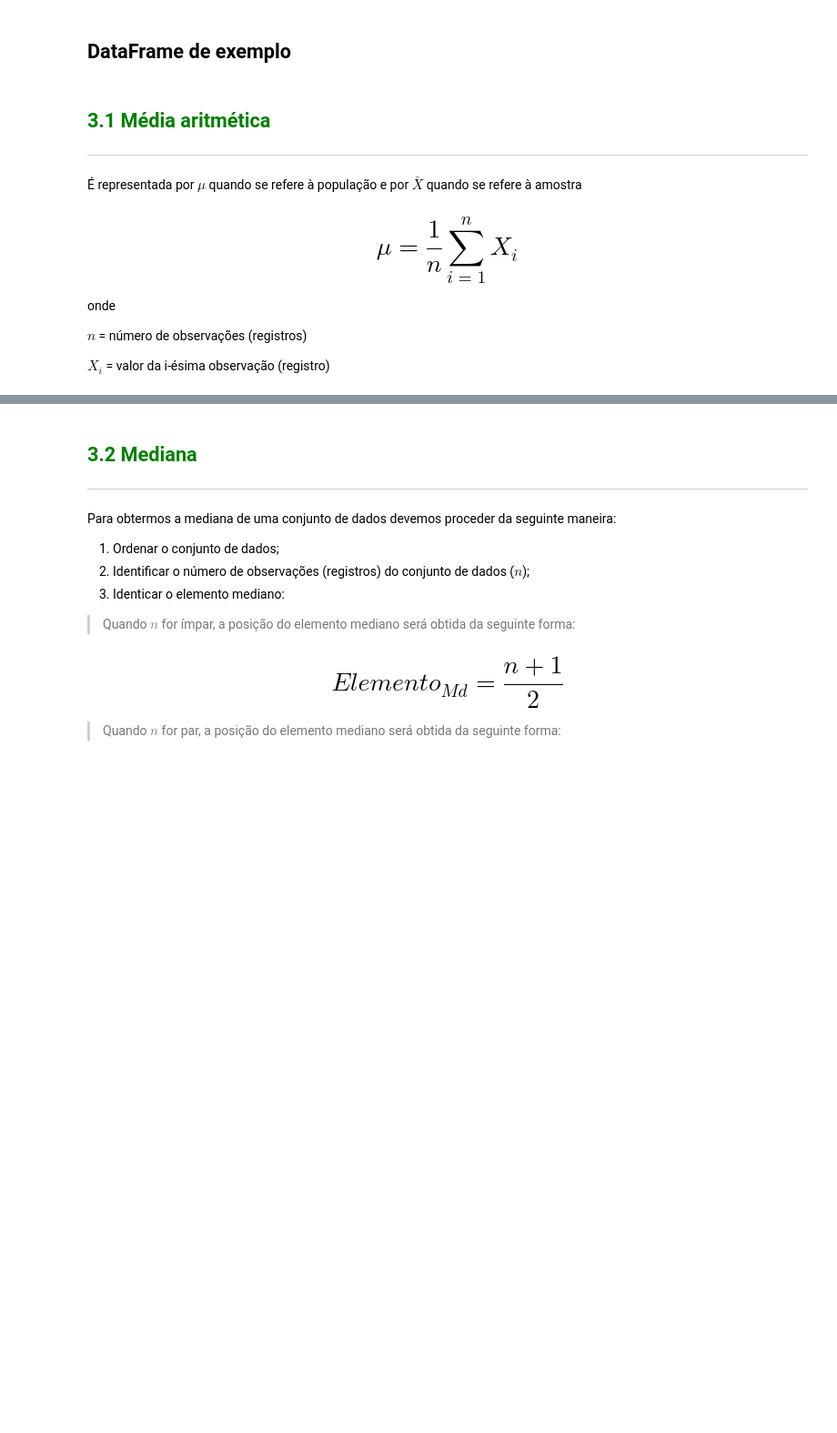
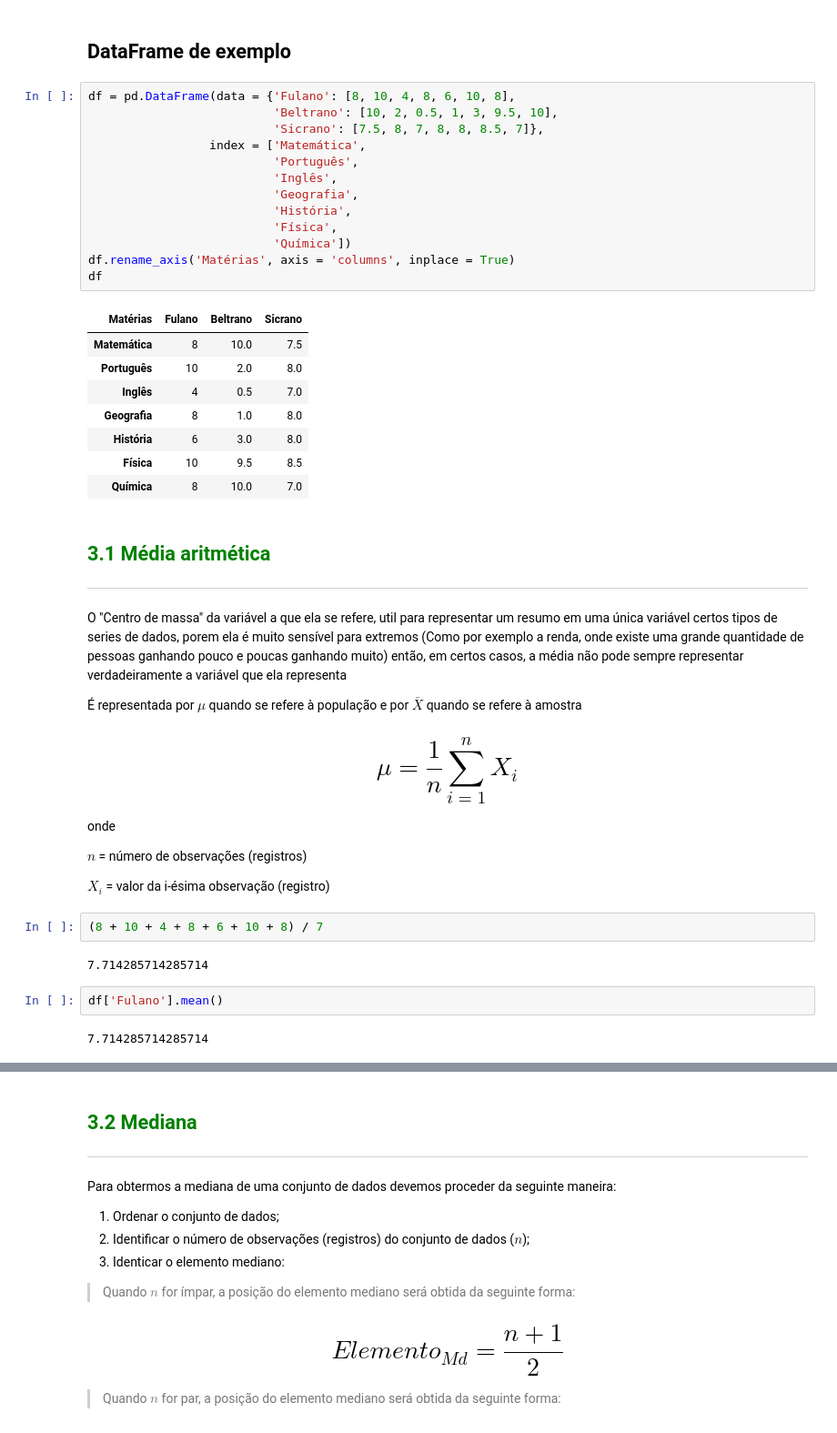
Before and after one commit to RichardRosenblat/alura-estatistica-com-python-parte-1, a Jupyter notebook: Curso_de_Estatística.ipynb, the cells around one changed output, grey strips where cells are left out. Shown at 91% size. Cells and saved outputs as stored; diff of their text form; blank space fills up the shorter version.

```diff
--- a/Curso_de_Estatística.ipynb
+++ b/Curso_de_Estatística.ipynb
@@ -674,9 +674,32 @@ dist_freq_quantitativas_personalizadas['Frequência'].plot.bar(width = 1, alpha=
 ***
 # %% [markdown]
 ## DataFrame de exemplo
+# %%
+df = pd.DataFrame(data = {'Fulano': [8, 10, 4, 8, 6, 10, 8],
+                          'Beltrano': [10, 2, 0.5, 1, 3, 9.5, 10],
+                          'Sicrano': [7.5, 8, 7, 8, 8, 8.5, 7]},
+                 index = ['Matemática',
+                          'Português',
+                          'Inglês',
+                          'Geografia',
+                          'História',
+                          'Física',
+                          'Química'])
+df.rename_axis('Matérias', axis = 'columns', inplace = True)
+df
+# %% [output]
+| Matérias | Fulano | Beltrano | Sicrano |
+| Matemática | 8 | 10.0 | 7.5 |
+| Português | 10 | 2.0 | 8.0 |
+| Inglês | 4 | 0.5 | 7.0 |
+| Geografia | 8 | 1.0 | 8.0 |
+| História | 6 | 3.0 | 8.0 |
+| Física | 10 | 9.5 | 8.5 |
+| Química | 8 | 10.0 | 7.0 |
 # %% [markdown]
 ## <font color=green>3.1 Média aritmética</font>
 ***
+O "Centro de massa" da variável a que ela se refere, util para representar um resumo em uma única variável certos tipos de series de dados, porem ela é muito sensível para extremos (Como por exemplo a renda, onde existe uma grande quantidade de pessoas ganhando pouco e poucas ganhando muito) então, em certos casos, a média não pode sempre representar verdadeiramente a variável que ela representa
 
 É representada por $\mu$ quando se refere à população e por $\bar{X}$ quando se refere à amostra
 
@@ -687,3 +710,11 @@ onde
 $n$ = número de observações (registros)
 
 $X_i$ = valor da i-ésima observação (registro)
+# %%
+(8 + 10 + 4 + 8 + 6 + 10 + 8) / 7
+# %% [output]
+7.714285714285714
+# %%
+df['Fulano'].mean()
+# %% [output]
+7.714285714285714
```
Also changed, not shown: parts of 2 cells of this notebook.
